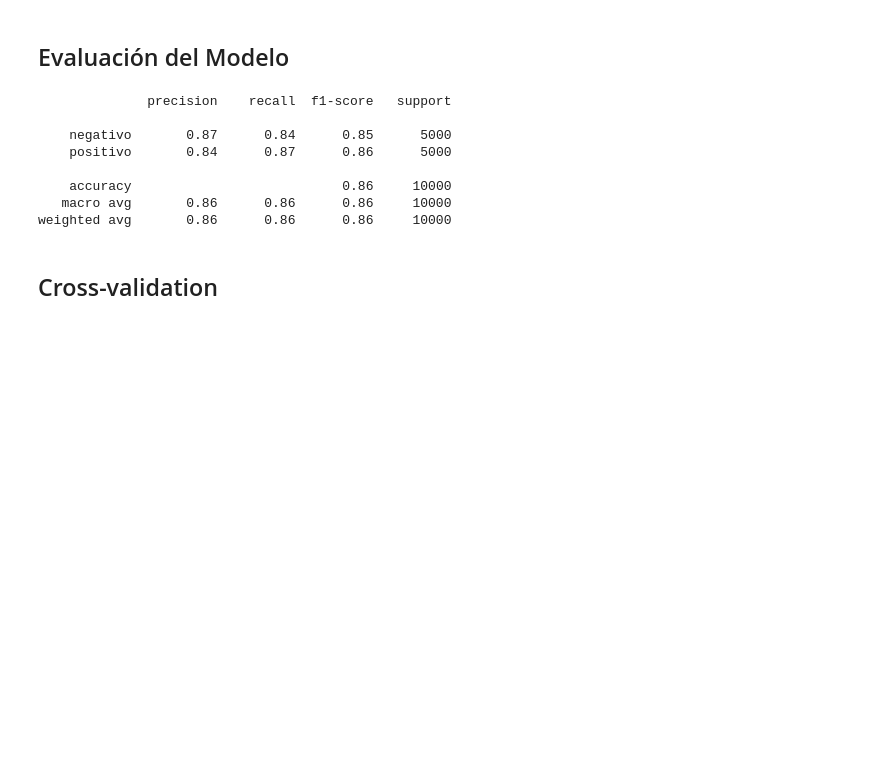
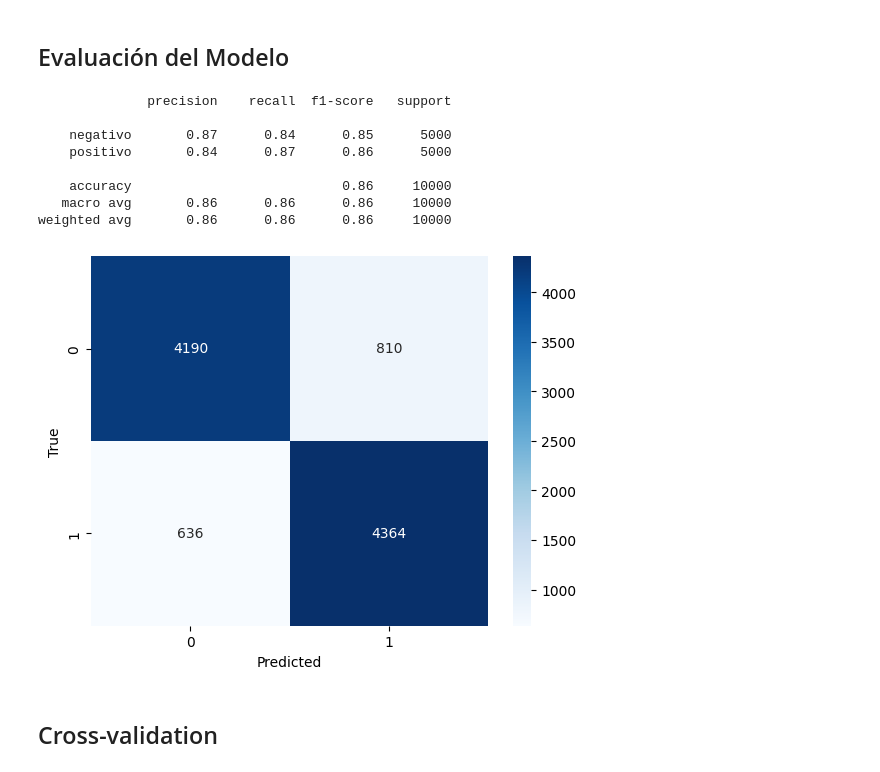
Before and after one commit to hmaldonado12/7506R-1C2024-GRUPO6, a Jupyter notebook: tp2/7506R_TP2_GRUPO06_ENTREGA.ipynb, the cells around one changed output. Saved outputs shown, nothing was run; the diff lists cells and outputs as text; code cells hidden in the pictures; blank space fills up the shorter version.

```diff
--- a/tp2/7506R_TP2_GRUPO06_ENTREGA.ipynb
+++ b/tp2/7506R_TP2_GRUPO06_ENTREGA.ipynb
@@ -173,17 +180,22 @@ array(['negativo', 'positivo', 'positivo', ..., 'negativo', 'positivo',
        'positivo'], dtype='<U8')
 # %% [markdown]
 ## Evaluación del Modelo
-# %%
-print(metrics.classification_report(y_test_sentimiento, predicted))
-# %% [output]
-              precision    recall  f1-score   support
-
-    negativo       0.87      0.84      0.85      5000
-    positivo       0.84      0.87      0.86      5000
-
-    accuracy                           0.86     10000
-   macro avg       0.86      0.86      0.86     10000
-weighted avg       0.86      0.86      0.86     10000
+# %%
+tabla_confusion=confusion_matrix(y_test_sentimiento,predicted)
+sns.heatmap(tabla_confusion, cmap='Blues',annot=True,fmt='g')
+plt.xlabel('Predicted')
+plt.ylabel('True')
+print(metrics.classification_report(y_test_sentimiento, predicted))
+# %% [output]
+              precision    recall  f1-score   support
+
+    negativo       0.87      0.84      0.85      5000
+    positivo       0.84      0.87      0.86      5000
+
+    accuracy                           0.86     10000
+   macro avg       0.86      0.86      0.86     10000
+weighted avg       0.86      0.86      0.86     10000
+[figure, added]
 # %% [markdown]
 ## Cross-validation
 # %%
```
Also changed, not shown: parts of 28 cells of this notebook, 1 other file.
